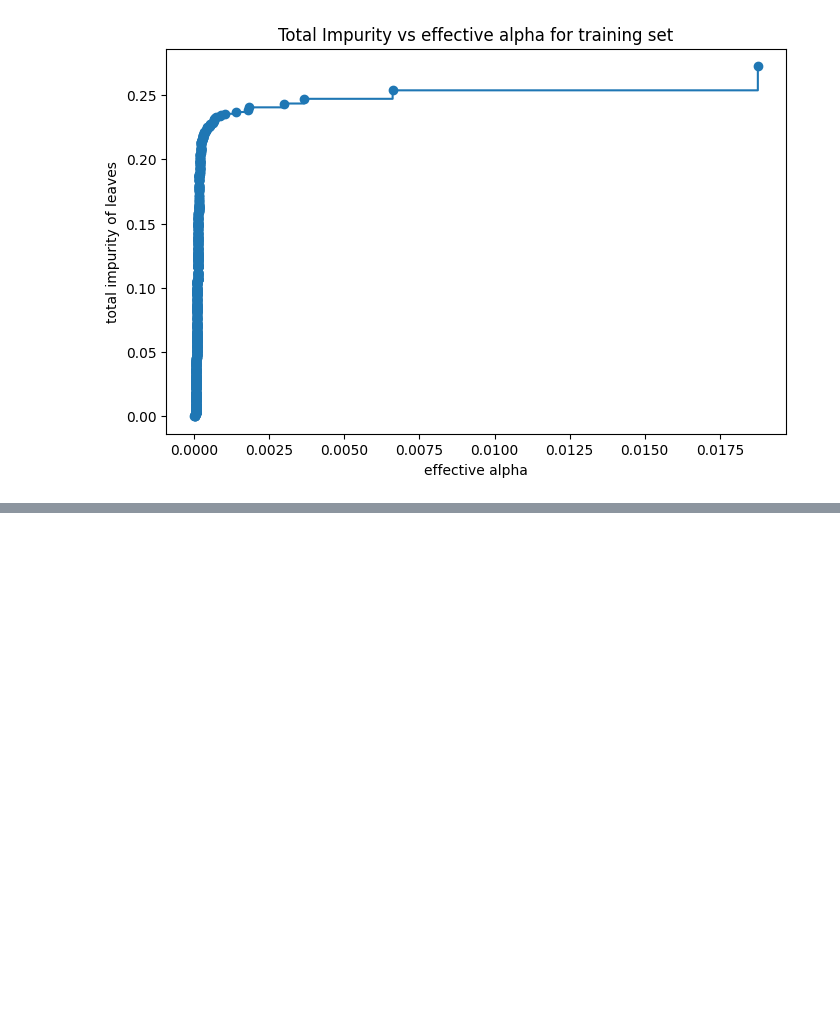
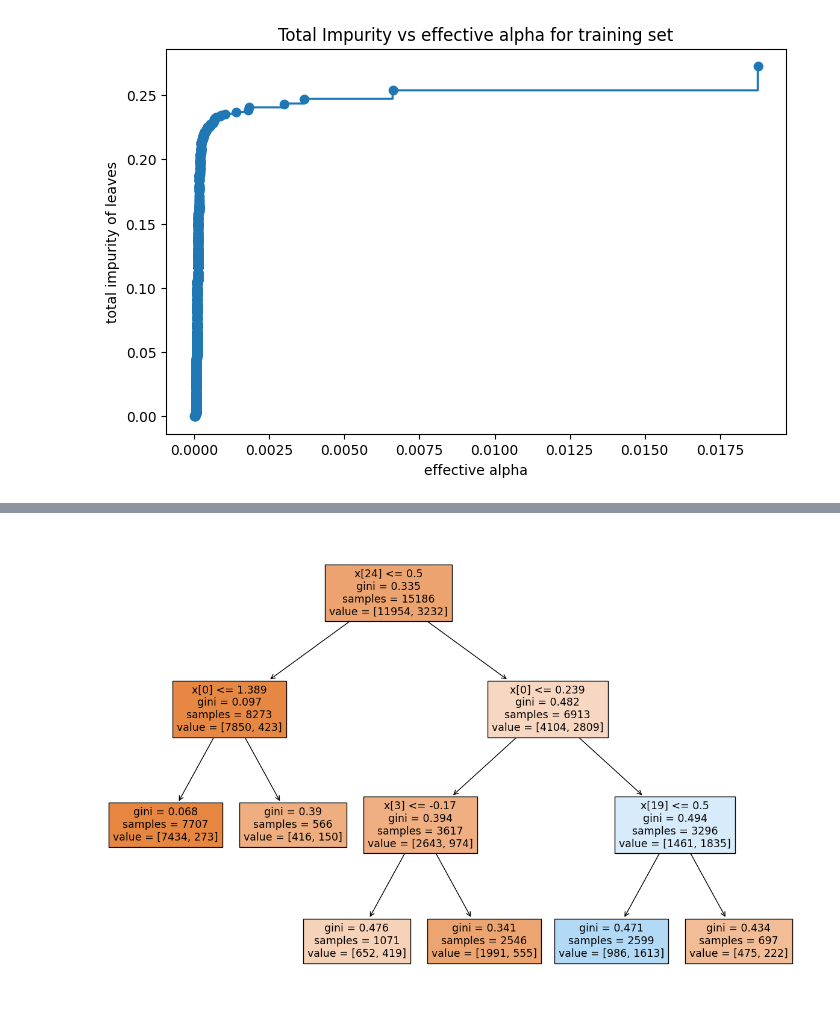
Before and after one commit to nikoyasam/MachineLearningCW, a Jupyter notebook: machine learninng/decison trees.ipynb, the cells around one changed output, grey strips where cells are left out. Saved outputs shown, nothing was run; the diff lists cells and outputs as text; code cells hidden in the pictures; blank space fills up the shorter version.

```diff
--- a/machine learninng/decison trees.ipynb
+++ b/machine learninng/decison trees.ipynb
@@ -697,0 +745,8 @@ Text(0.5, 1.0, 'Total Impurity vs effective alpha for training set')
+# %%
+from sklearn.tree import plot_tree
+
+plt.figure(figsize=(15,10))
+plot_tree(dt_classifier,filled=True)
+plt.show()
+# %% [output]
+[figure, added]
```
Also changed, not shown: parts of 5 cells of this notebook.
